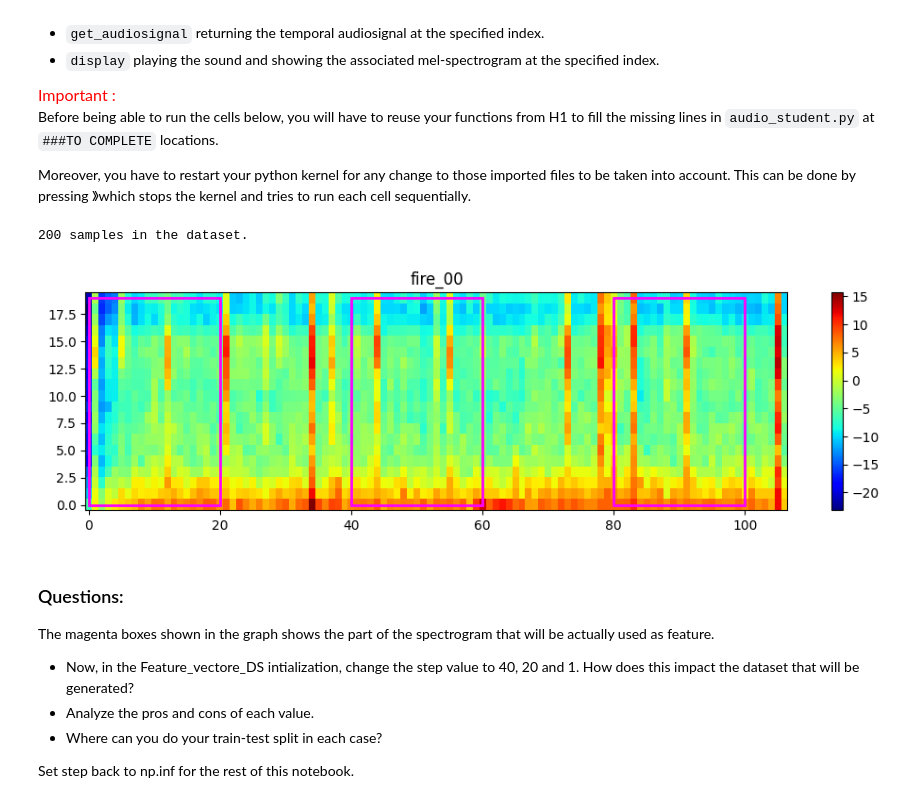
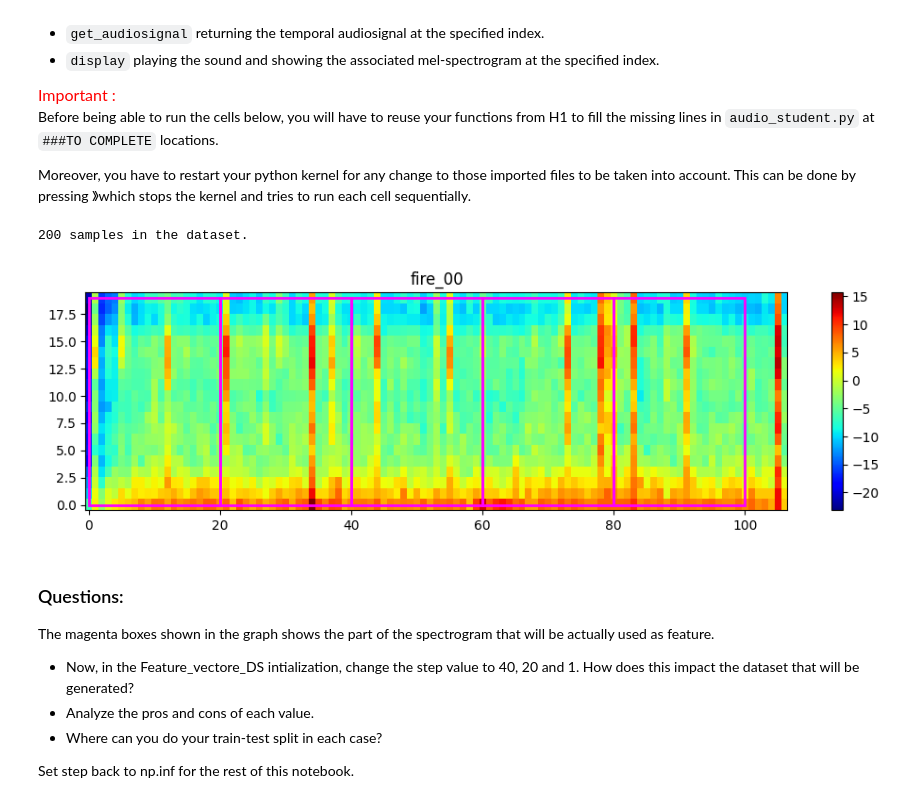
Before and after one commit to praticalmango/LELEC210X-groupef, a Jupyter notebook: classification/h5a2_audio.ipynb, the cells around one changed output. Cells and saved outputs as stored; diff of their text form; code cells hidden in the pictures.

```diff
--- a/classification/h5a2_audio.ipynb
+++ b/classification/h5a2_audio.ipynb
@@ -101,24 +101,24 @@ Moreover, you have to restart your python kernel for any change to those importe
 # %%
 ### TO RUN
 
 "Creation of the dataset"
-myds = Feature_vector_DS(dataset, Nft=512, nmel=20, duration=950, step=40)
+myds = Feature_vector_DS(dataset, Nft=512, nmel=20, duration=950, step=20)
 
 "Some attributes..."
 myds.nmel
 myds.duration
 myds.sr
 myds.data_aug
 myds.ncol
 
 print(len(myds), "samples in the dataset.")
 
 
 idx = 0
 myds.display(["fire", idx], show_features=True)
 # %% [output]
 200 samples in the dataset.
-[figure, old version]
+[figure, new version]
 # %% [markdown]
 ### Questions:
 The magenta boxes shown in the graph shows the part of the spectrogram that will be actually used as feature.
```
Also changed, not shown: parts of 14 cells of this notebook, 15 other files.
